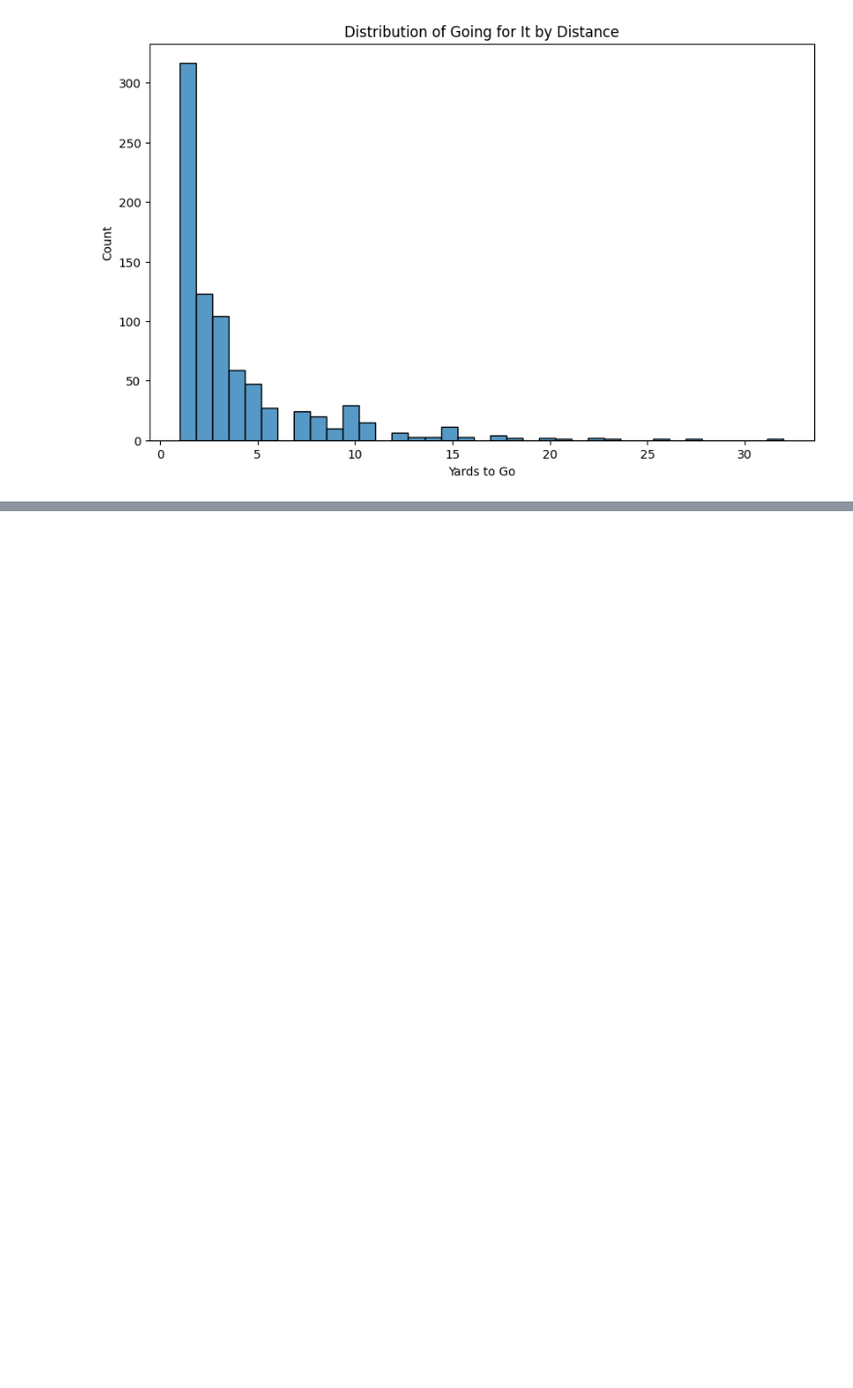
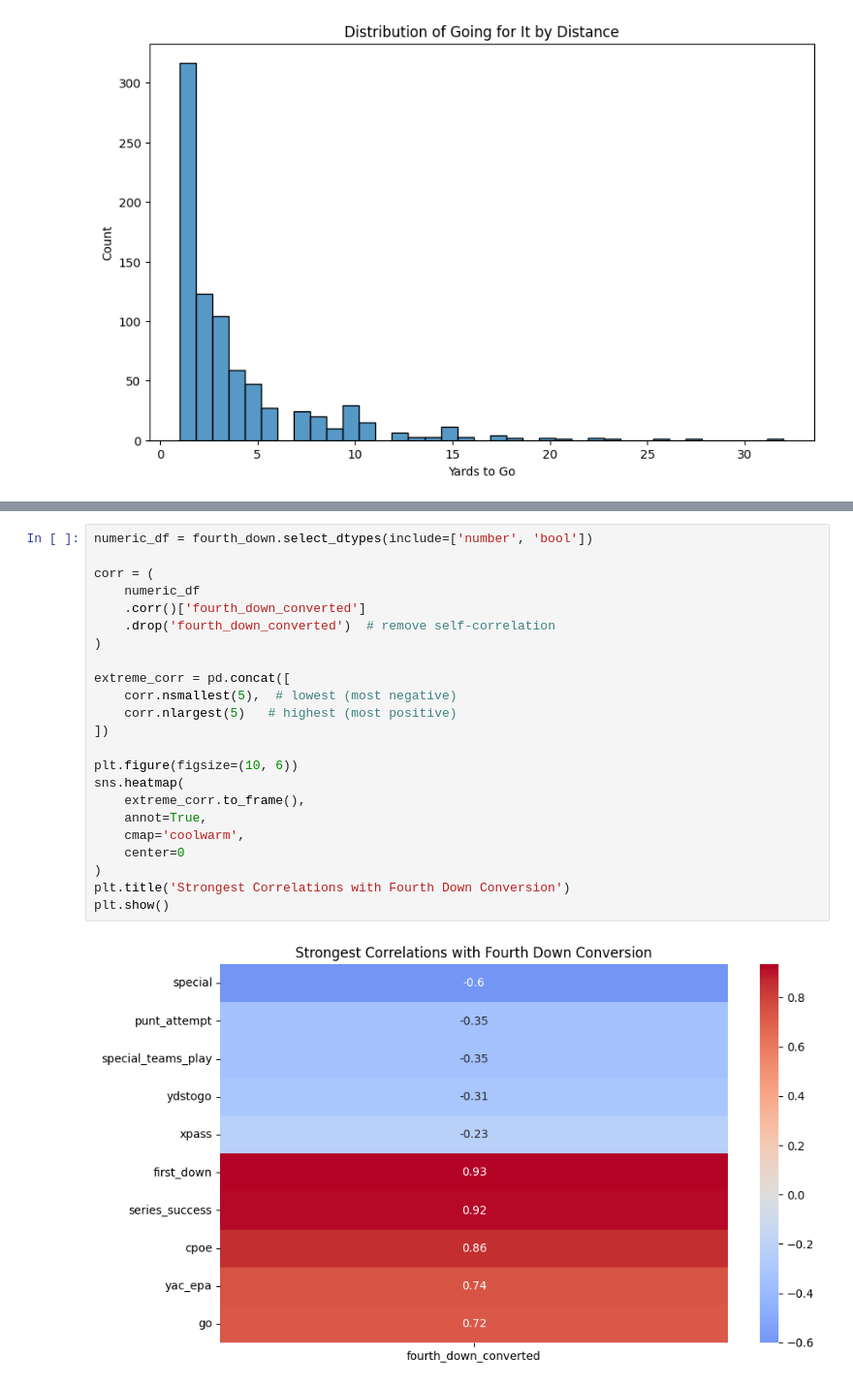
Before and after one commit to govrahul/nfl_fourth_down_analyzer, a Jupyter notebook: initial_analysis.ipynb, the cells around one changed output, grey strips where cells are left out. Shown at 97% size. Cells and saved outputs as stored; diff of their text form; blank space fills up the shorter version.

```diff
--- a/initial_analysis.ipynb
+++ b/initial_analysis.ipynb
@@ -92,0 +93,25 @@ plt.show()
+# %%
+numeric_df = fourth_down.select_dtypes(include=['number', 'bool'])
+
+corr = (
+    numeric_df
+    .corr()['fourth_down_converted']
+    .drop('fourth_down_converted')  # remove self-correlation
+)
+
+extreme_corr = pd.concat([
+    corr.nsmallest(5),  # lowest (most negative)
+    corr.nlargest(5)   # highest (most positive)
+])
+
+plt.figure(figsize=(10, 6))
+sns.heatmap(
+    extreme_corr.to_frame(),
+    annot=True,
+    cmap='coolwarm',
+    center=0
+)
+plt.title('Strongest Correlations with Fourth Down Conversion')
+plt.show()
+# %% [output]
+[figure, added]
```
Also changed, not shown: parts of 3 cells of this notebook.
